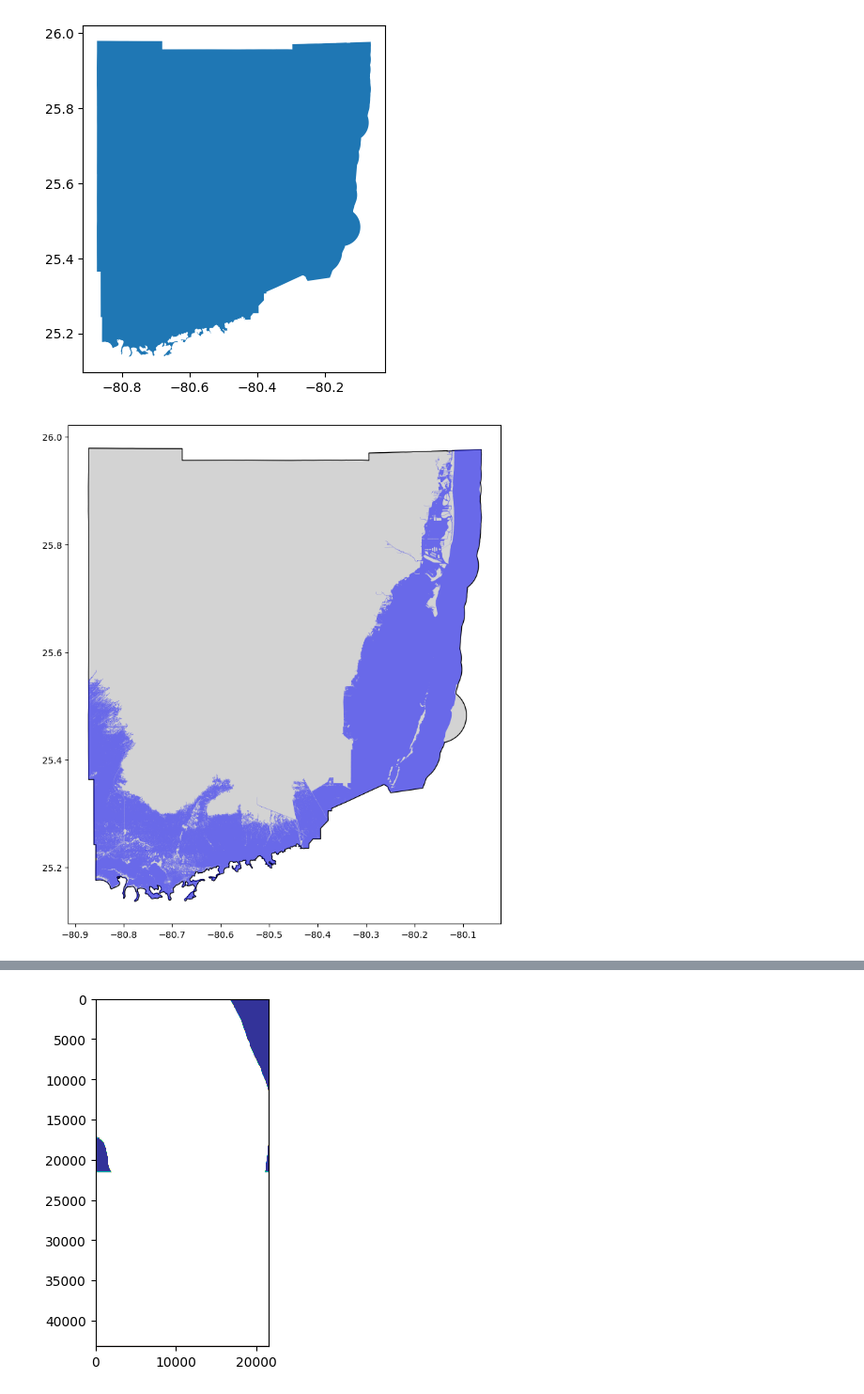
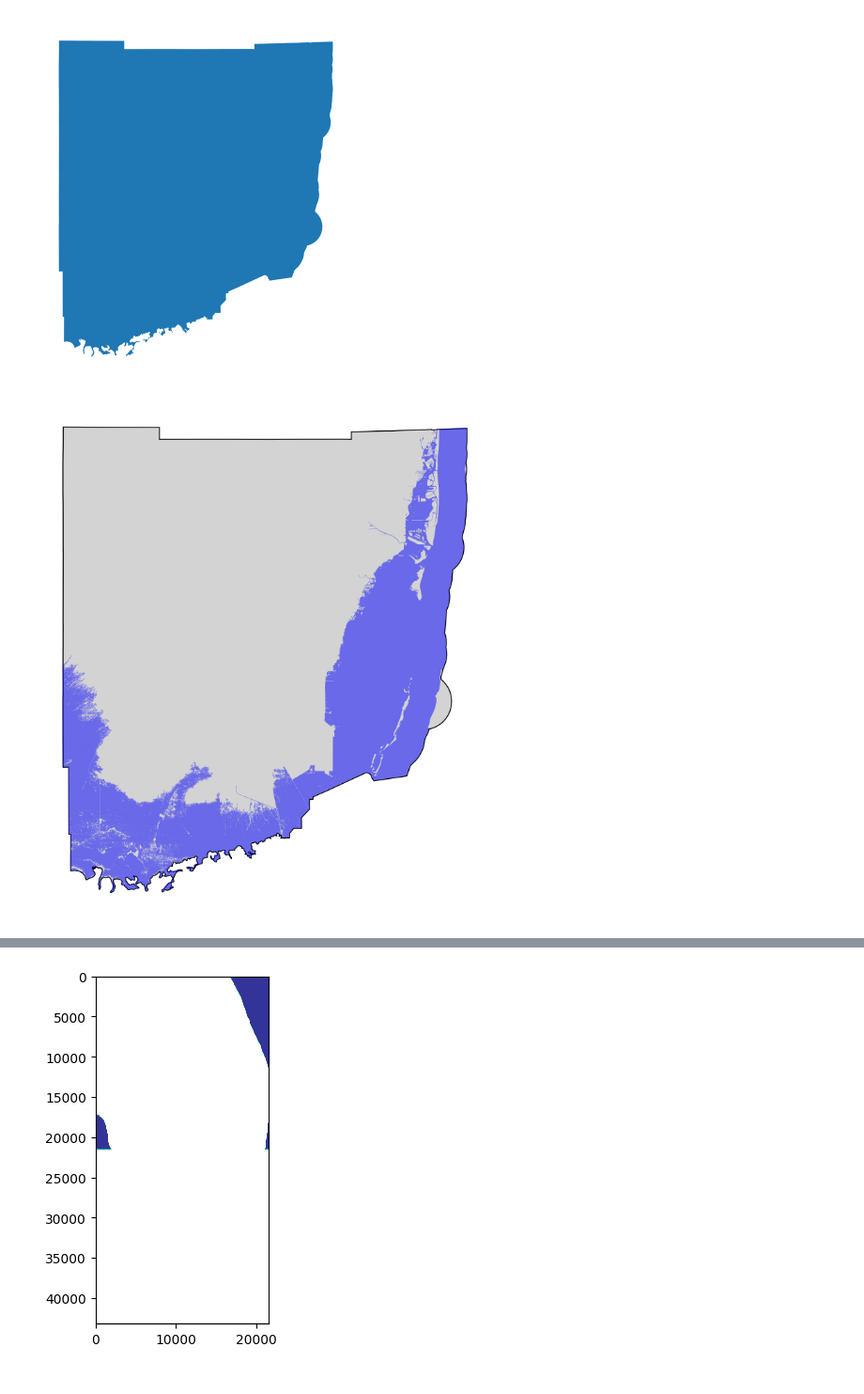
Before and after one commit to 25ggianforte/Basic-GitHub-Repository, a Jupyter notebook: code/CODE.ipynb, the cells around one changed output, grey strips where cells are left out. Shown at 94% size. Drawn from its saved outputs; the diff is of its cells as text; code cells hidden in the pictures.

```diff
--- a/code/CODE.ipynb
+++ b/code/CODE.ipynb
@@ -1,18 +1,20 @@
 # %%
 import geopandas as gpd
 import matplotlib.pyplot as plt
 
 # 1. Load the giant map of all US Counties
 counties = gpd.read_file("tl_2023_us_county.shp")
 
-# 2. Filter the map to ONLY show Miami-Dade County in Florida (Florida's state code is 12)
+# 2. Filter the map to ONLY show Miami-Dade County in Florida
 miami = counties[(counties['NAME'] == 'Miami-Dade') & (counties['STATEFP'] == '12')]
 
 # 3. Draw a quick plot of the county to make sure it worked
 miami.plot()
+plt.axis('off')
+plt.savefig('CleanMap_1.png', bbox_inches='tight', pad_inches=0, dpi=300)
 plt.show()
 # %% [output]
-[figure, old version]
+[figure, new version]
 # %%
 # 1. Load the specific 1-foot sea level rise layer from the GeoPackage
 slr_data = gpd.read_file("FL_SE_slr_final_dist.gpkg", layer="FL_SE_slr_1_0ft")
@@ -21,16 +23,18 @@ slr_data = gpd.read_file("FL_SE_slr_final_dist.gpkg", layer="FL_SE_slr_1_0ft")
 if slr_data.crs != miami.crs:
     slr_data = slr_data.to_crs(miami.crs)
 
-# 3. Use CLIP instead of overlay (this is 100x faster for cookie-cutting)
+# 3. Use CLIP instead of overlay
 miami_flood = gpd.clip(slr_data, miami)
 
-# 4. Plot them together!
+# 4. Plot them together
 fig, ax = plt.subplots(figsize=(10, 10))
 miami.plot(ax=ax, color='lightgrey', edgecolor='black')
 miami_flood.plot(ax=ax, color='blue', alpha=0.5)
+plt.axis('off')
+plt.savefig('CleanMap_2.png', bbox_inches='tight', pad_inches=0, dpi=300)
 plt.show()
 # %% [output]
-[figure, old version]
+[figure, new version]
 # %%
 %pip install rasterio
 # %% [output]
```
Also changed, not shown: parts of 9 cells of this notebook, 7 other files.
